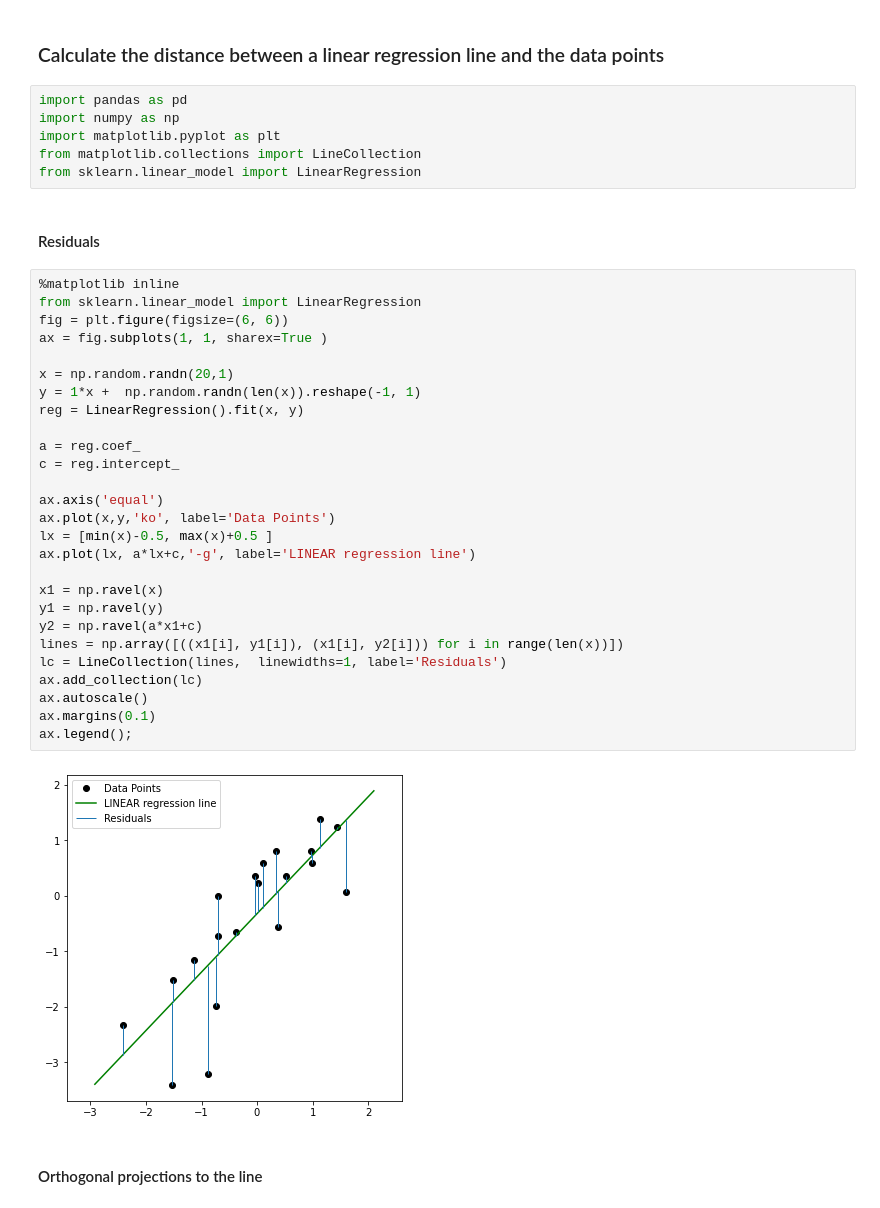
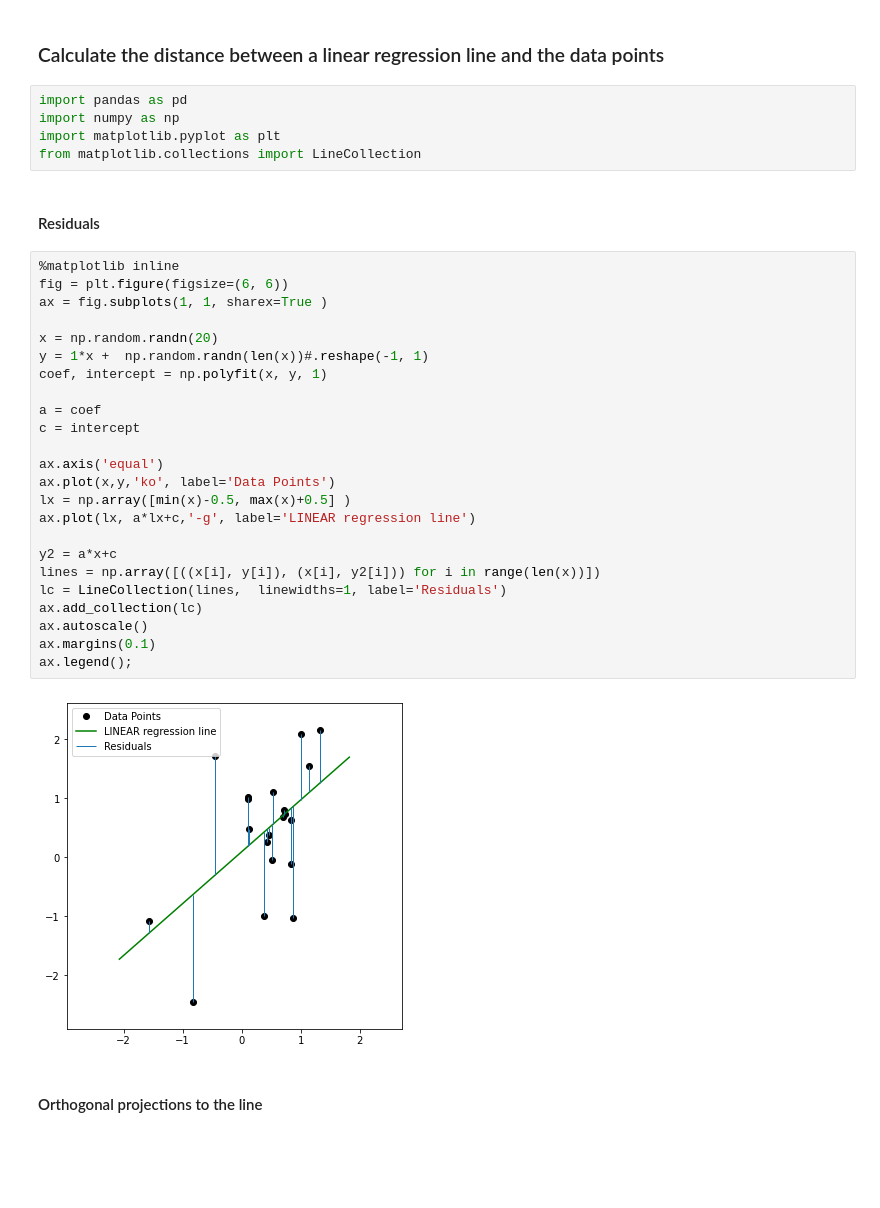
Before and after one commit to shmrostami/ML-Learn, a Jupyter notebook: Regression/DataPointsDistance.ipynb, the cells around one changed output. Cells and saved outputs as stored; diff of their text form; blank space fills up the shorter version.

```diff
--- a/Regression/DataPointsDistance.ipynb
+++ b/Regression/DataPointsDistance.ipynb
@@ -5,38 +5,34 @@ import pandas as pd
 import numpy as np
 import matplotlib.pyplot as plt
 from matplotlib.collections import LineCollection
-from sklearn.linear_model import LinearRegression
 # %% [markdown]
 #### Residuals
 # %%
 %matplotlib inline
-from sklearn.linear_model import LinearRegression
 fig = plt.figure(figsize=(6, 6))
 ax = fig.subplots(1, 1, sharex=True )
 
-x = np.random.randn(20,1)
-y = 1*x +  np.random.randn(len(x)).reshape(-1, 1)
-reg = LinearRegression().fit(x, y)
+x = np.random.randn(20)
+y = 1*x +  np.random.randn(len(x))#.reshape(-1, 1)
+coef, intercept = np.polyfit(x, y, 1)
 
-a = reg.coef_
-c = reg.intercept_
+a = coef
+c = intercept
 
 ax.axis('equal')
 ax.plot(x,y,'ko', label='Data Points')
-lx = [min(x)-0.5, max(x)+0.5 ]
+lx = np.array([min(x)-0.5, max(x)+0.5] )
 ax.plot(lx, a*lx+c,'-g', label='LINEAR regression line')
 
-x1 = np.ravel(x)
-y1 = np.ravel(y)
-y2 = np.ravel(a*x1+c)
-lines = np.array([((x1[i], y1[i]), (x1[i], y2[i])) for i in range(len(x))])
+y2 = a*x+c
+lines = np.array([((x[i], y[i]), (x[i], y2[i])) for i in range(len(x))])
 lc = LineCollection(lines,  linewidths=1, label='Residuals')
 ax.add_collection(lc)
 ax.autoscale()
 ax.margins(0.1)
 ax.legend();
 # %% [output]
-[figure, old version]
+[figure, new version]
 # %% [markdown]
 #### Orthogonal projections to the line
 # %% [markdown]
```
Also changed, not shown: parts of 2 cells of this notebook.
